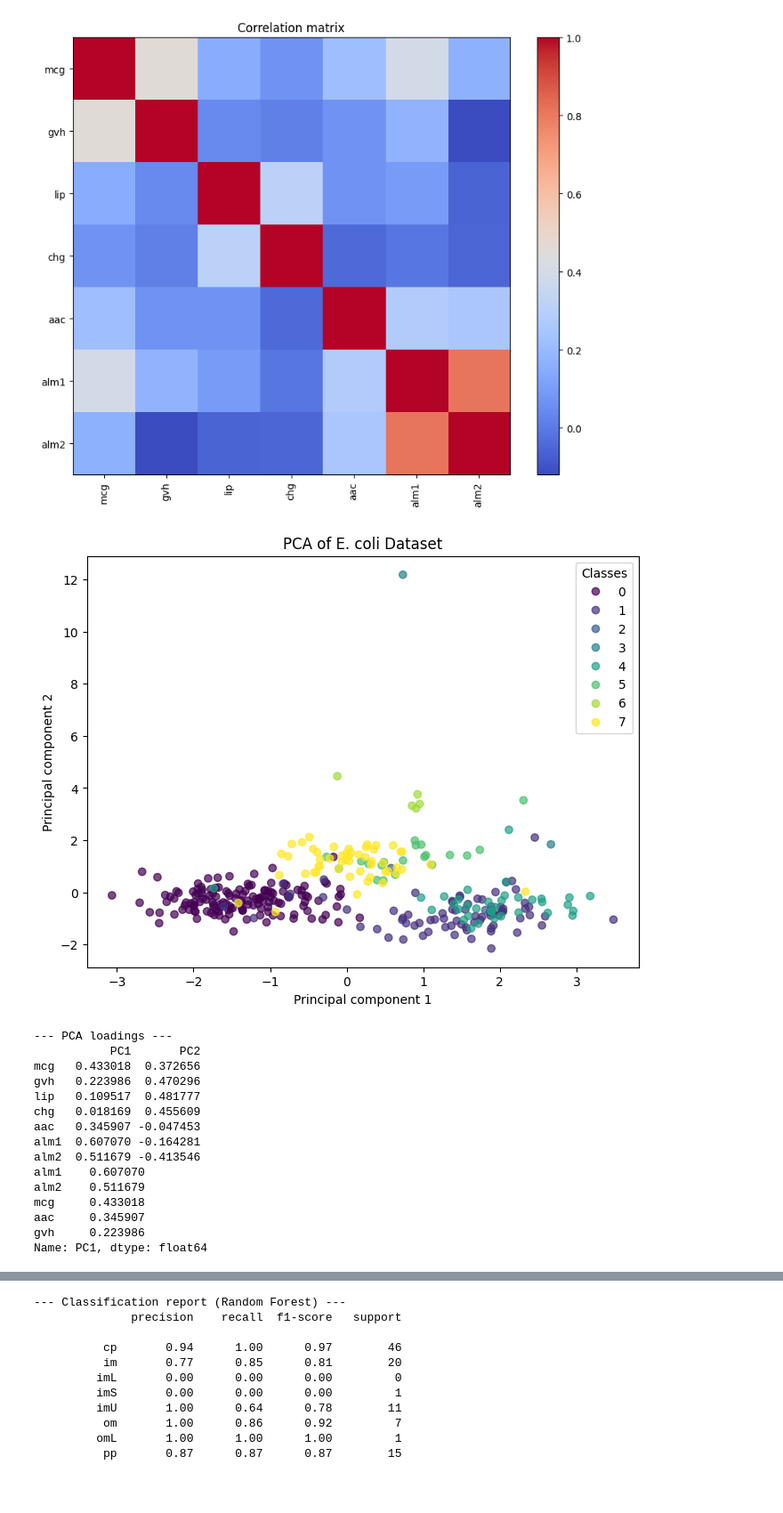
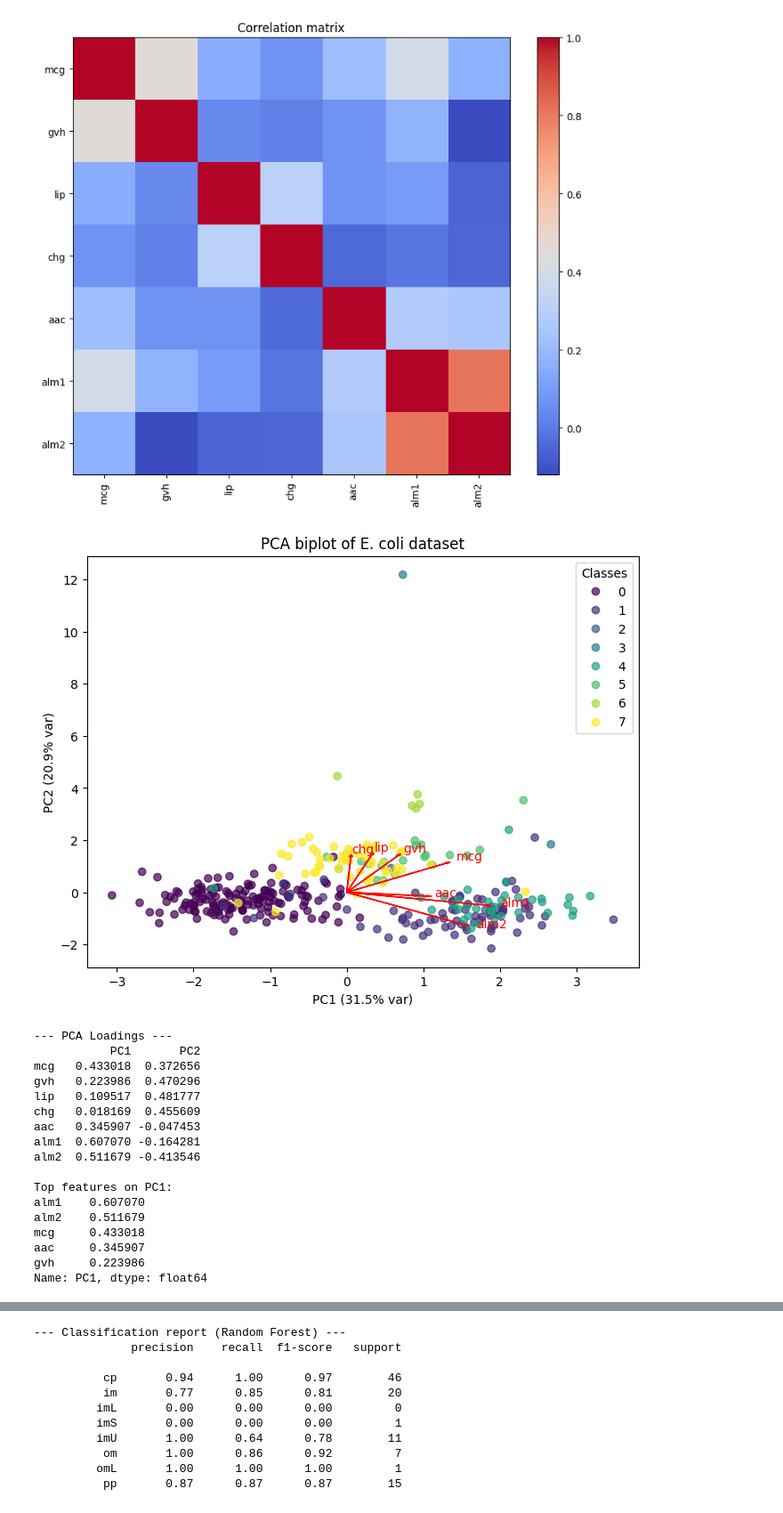
Before and after one commit to jswistak/data-science-workshop, a Jupyter notebook: analysis.ipynb, the cells around one changed output, grey strips where cells are left out. Shown at 89% size. Drawn from its saved outputs; the diff is of its cells as text; code cells hidden in the pictures.

```diff
--- a/analysis.ipynb
+++ b/analysis.ipynb
@@ -100,25 +101,31 @@ plt.show()
 # %%
-scaler = StandardScaler()
-X_scaled = scaler.fit_transform(X)
-
 pca = PCA(n_components=2)
 X_pca = pca.fit_transform(X_scaled)
 
-plt.figure(figsize=(8, 6))
-scatter = plt.scatter(X_pca[:, 0], X_pca[:, 1], c=pd.factorize(y)[0], cmap='viridis', alpha=0.7)
-plt.xlabel("Principal component 1")
-plt.ylabel("Principal component 2")
-plt.title("PCA of E. coli Dataset")
-plt.legend(*scatter.legend_elements(), title="Classes")
-plt.show()
-loadings = pd.DataFrame(pca.components_.T, index=X.columns, columns=["PC1", "PC2"])
+def biplot(scores, loadings, feature_names, pc1=0, pc2=1, scale=3):
+    plt.figure(figsize=(8, 6))
+    scatter = plt.scatter(scores[:, pc1], scores[:, pc2], c=pd.factorize(y)[0], cmap='viridis', alpha=0.7)
+    plt.xlabel(f"PC{pc1+1} ({pca.explained_variance_ratio_[pc1]*100:.1f}% var)")
+    plt.ylabel(f"PC{pc2+1} ({pca.explained_variance_ratio_[pc2]*100:.1f}% var)")
+    plt.title("PCA biplot of E. coli dataset")
+    for i, feature in enumerate(feature_names):
+        plt.arrow(0, 0, loadings[pc1, i]*scale, loadings[pc2, i]*scale,
+                  color='r', width=0.005, head_width=0.05)
+        plt.text(loadings[pc1, i]*scale*1.1, loadings[pc2, i]*scale*1.1, feature, color='r')
+    plt.legend(*scatter.legend_elements(), title="Classes")
+    plt.show()
 
-print("\n--- PCA loadings ---")
-print(loadings)
-print(loadings["PC1"].abs().sort_values(ascending=False).head(5))
+loadings = pca.components_
+biplot(X_pca, loadings, X.columns)
+
+print("\n--- PCA Loadings ---")
+pca_loadings = pd.DataFrame(pca.components_.T, index=X.columns, columns=["PC1", "PC2"])
+print(pca_loadings)
+print("\nTop features on PC1:")
+print(pca_loadings["PC1"].abs().sort_values(ascending=False).head(5))
 # %% [output]
-[figure, old version]
+[figure, new version]
---- PCA loadings ---
+--- PCA Loadings ---
            PC1       PC2
 mcg   0.433018  0.372656
 gvh   0.223986  0.470296
@@ -127,6 +134,8 @@ chg   0.018169  0.455609
 aac   0.345907 -0.047453
 alm1  0.607070 -0.164281
 alm2  0.511679 -0.413546
+
+Top features on PC1:
 alm1    0.607070
 alm2    0.511679
 mcg     0.433018
```
Also changed, not shown: parts of 3 cells of this notebook.
